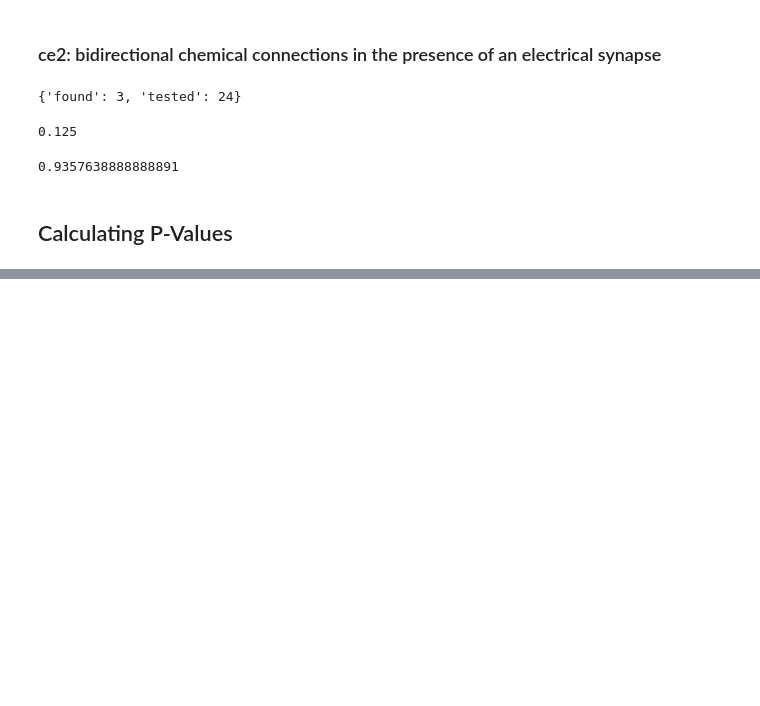
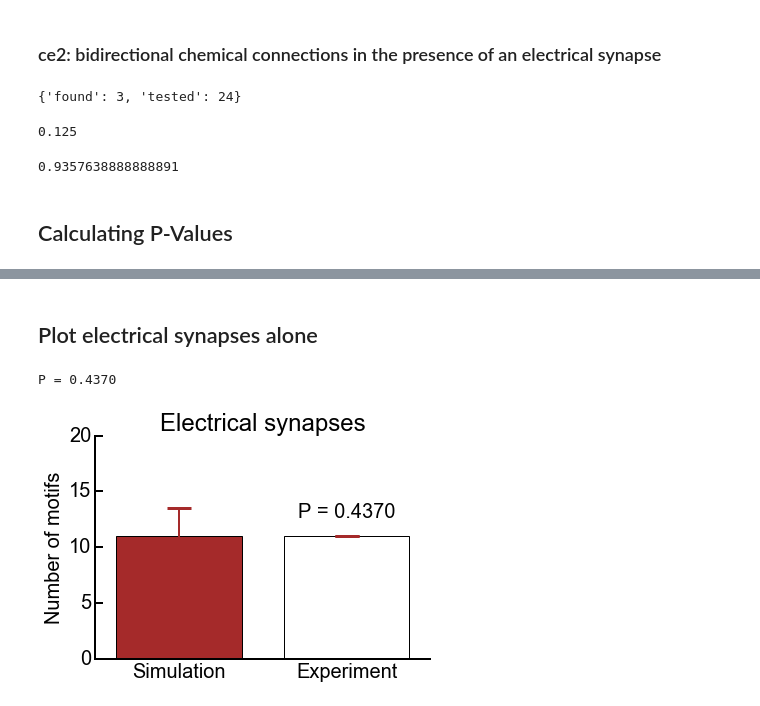
Before and after one commit to ClaudiaEsp/inet, a Jupyter notebook: Examples/Testing inhibitory motifs.ipynb, the cells around one changed output, grey strips where cells are left out. Saved outputs shown, nothing was run; the diff lists cells and outputs as text; code cells hidden in the pictures; blank space fills up the shorter version.

```diff
--- a/Examples/Testing inhibitory motifs.ipynb
+++ b/Examples/Testing inhibitory motifs.ipynb
@@ -315,0 +328,9 @@ print(AsciiTable(info).table)
+# %% [markdown]
+<H2>Plot electrical synapses alone </H2>
+# %%
+ax = barplot(simulation = n_elec, n_found = mydataset.motif['ii_elec']['found']);
+ax.set_title('Electrical synapses');
+ax.set_ylim(ymax=20);
+# %% [output]
+P = 0.4370
+[figure, added]
```
Also changed, not shown: parts of 15 cells of this notebook, 1 other file.
